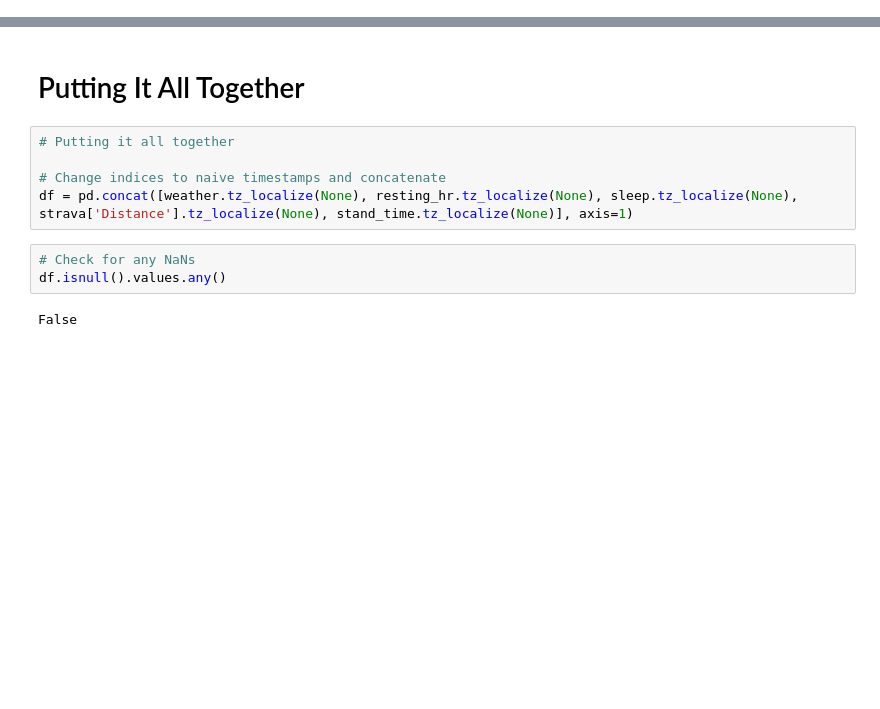
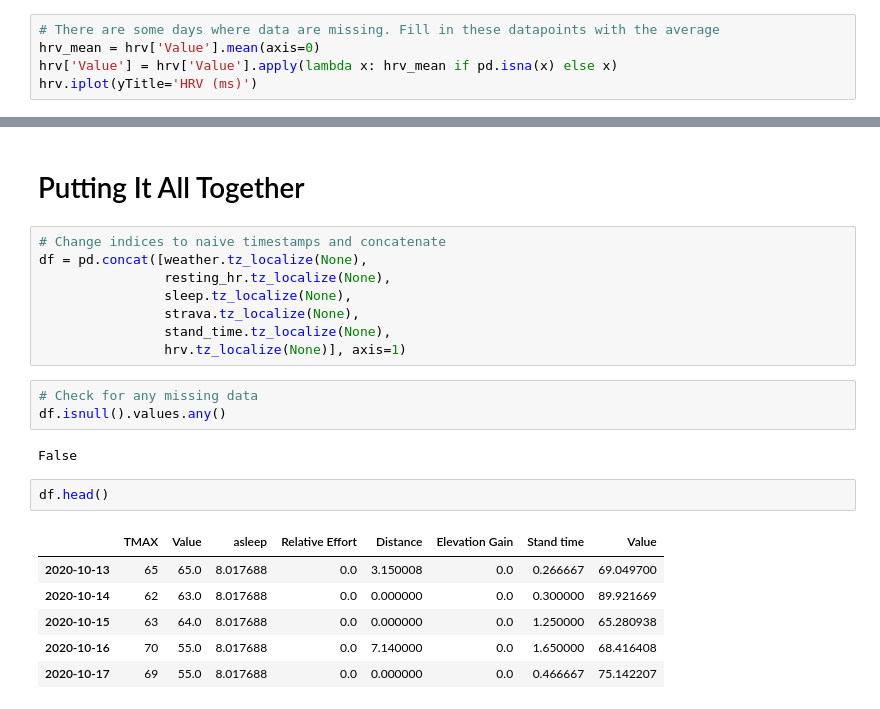
Before and after one commit to zdemeo/apple_watch, a Jupyter notebook: Initial Exploration.ipynb, the cells around one changed output, grey strips where cells are left out. Drawn from its saved outputs; the diff is of its cells as text; blank space fills up the shorter version.

```diff
--- a/Initial Exploration.ipynb
+++ b/Initial Exploration.ipynb
@@ -46,0 +93,5 @@ resting_hr.loc[resting_hr['Value'] == 0.0] = hr_mean
+# %%
+# There are some days where data are missing. Fill in these datapoints with the average
+hrv_mean = hrv['Value'].mean(axis=0)
+hrv['Value'] = hrv['Value'].apply(lambda x: hrv_mean if pd.isna(x) else x)
+hrv.iplot(yTitle='HRV (ms)')
@@ -208,14 +244,26 @@ stand_time.iplot(yTitle='Standing time (hours)')
 # %% [markdown]
 # Putting It All Together
 # %%
-# Putting it all together
-
 # Change indices to naive timestamps and concatenate
-df = pd.concat([weather.tz_localize(None), resting_hr.tz_localize(None), sleep.tz_localize(None), strava['Distance'].tz_localize(None), stand_time.tz_localize(None)], axis=1)
+df = pd.concat([weather.tz_localize(None),
+                resting_hr.tz_localize(None),
+                sleep.tz_localize(None),
+                strava.tz_localize(None),
+                stand_time.tz_localize(None),
+                hrv.tz_localize(None)], axis=1)
 # %%
-# Check for any NaNs
+# Check for any missing data
 df.isnull().values.any()
 # %% [output]
 False
+# %%
+df.head()
+# %% [output]
+|  | TMAX | Value | asleep | Relative Effort | Distance | Elevation Gain | Stand time | Value |
+| 2020-10-13 | 65 | 65.0 | 8.017688 | 0.0 | 3.150008 | 0.0 | 0.266667 | 69.049700 |
+| 2020-10-14 | 62 | 63.0 | 8.017688 | 0.0 | 0.000000 | 0.0 | 0.300000 | 89.921669 |
+| 2020-10-15 | 63 | 64.0 | 8.017688 | 0.0 | 0.000000 | 0.0 | 1.250000 | 65.280938 |
+| 2020-10-16 | 70 | 55.0 | 8.017688 | 0.0 | 7.140000 | 0.0 | 1.650000 | 68.416408 |
+| 2020-10-17 | 69 | 55.0 | 8.017688 | 0.0 | 0.000000 | 0.0 | 0.466667 | 75.142207 |
 # %%
 # Rename columns to something more descriptive
```
Also changed, not shown: parts of 33 cells of this notebook, 2 other files.
